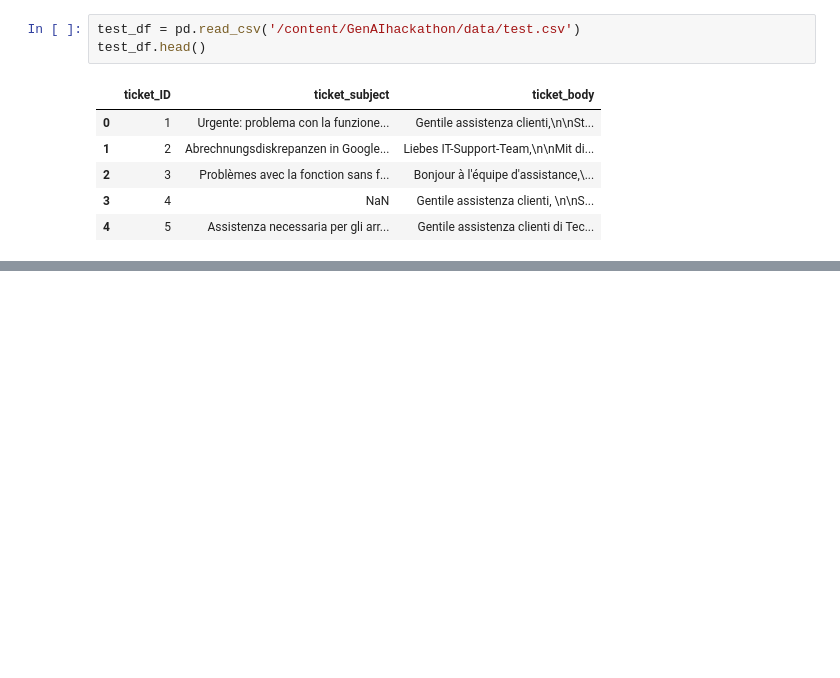
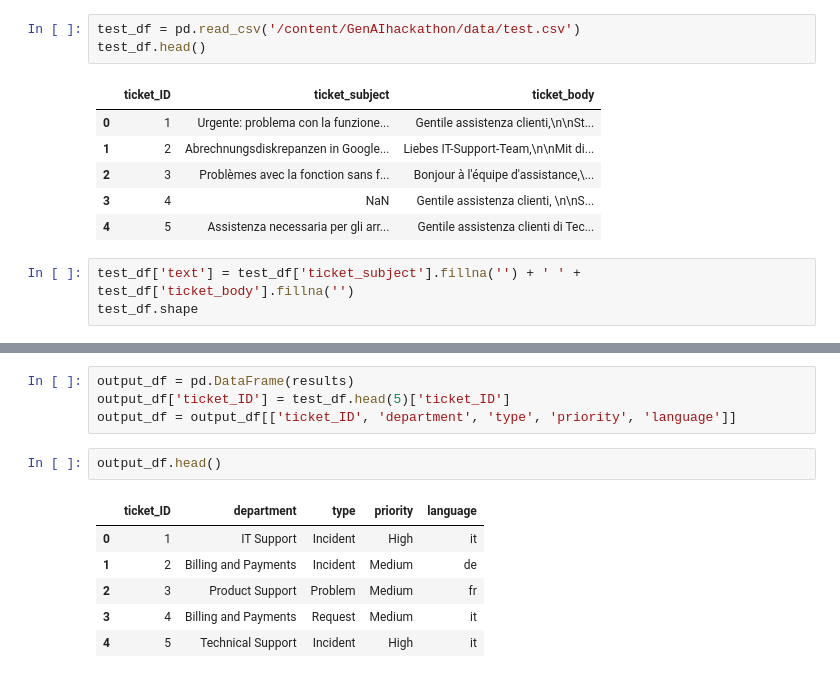
Before and after one commit to avaneeshp23/GenAIhackathon, a Jupyter notebook: genaihackathon.ipynb, the cells around one changed output, grey strips where cells are left out. Drawn from its saved outputs; the diff is of its cells as text; blank space fills up the shorter version.

```diff
--- a/genaihackathon.ipynb
+++ b/genaihackathon.ipynb
@@ -153,3 +150,6 @@ test_df.head()
 | 2 | 3 | Problèmes avec la fonction sans f... | Bonjour à l'équipe d'assistance,\... |
 | 3 | 4 | NaN | Gentile assistenza clienti, \n\nS... |
 | 4 | 5 | Assistenza necessaria per gli arr... | Gentile assistenza clienti di Tec... |
+# %%
+test_df['text'] = test_df['ticket_subject'].fillna('') + ' ' + test_df['ticket_body'].fillna('')
+test_df.shape
@@ -155,0 +239,13 @@ test_df.head()
+# %%
+output_df = pd.DataFrame(results)
+output_df['ticket_ID'] = test_df.head(5)['ticket_ID']
+output_df = output_df[['ticket_ID', 'department', 'type', 'priority', 'language']]
+# %%
+output_df.head()
+# %% [output]
+|  | ticket_ID | department | type | priority | language |
+| 0 | 1 | IT Support | Incident | High | it |
+| 1 | 2 | Billing and Payments | Incident | Medium | de |
+| 2 | 3 | Product Support | Problem | Medium | fr |
+| 3 | 4 | Billing and Payments | Request | Medium | it |
+| 4 | 5 | Technical Support | Incident | High | it |
```
Also changed, not shown: parts of 8 cells of this notebook.
